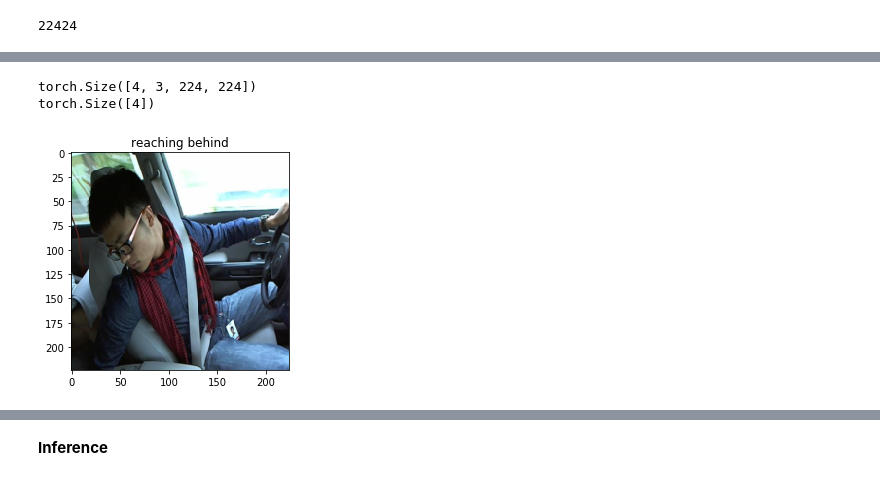
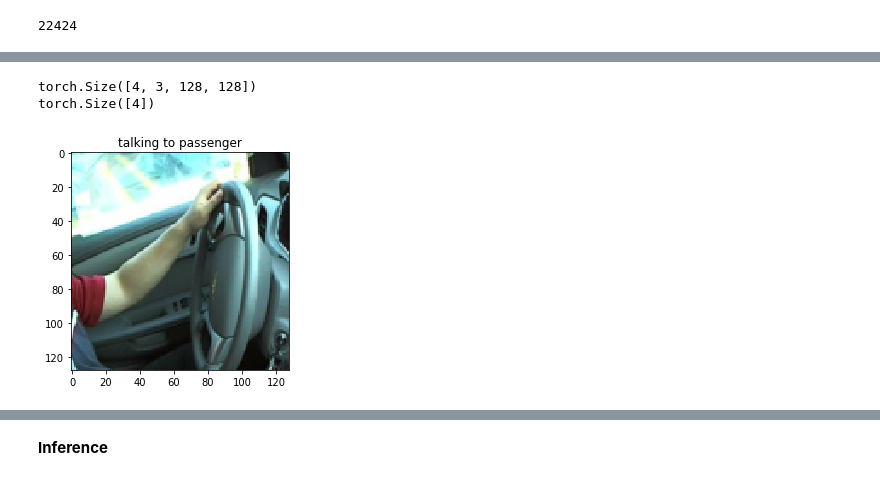
Before and after one commit to biku1998/Driver_Activity_Detection, a Jupyter notebook: Driver_activity_recognition.ipynb, the cells around one changed output, grey strips where cells are left out. Saved outputs shown, nothing was run; the diff lists cells and outputs as text; code cells hidden in the pictures.

```diff
--- a/Driver_activity_recognition.ipynb
+++ b/Driver_activity_recognition.ipynb
@@ -105,24 +145,26 @@ train_loader = torch.utils.data.DataLoader(train_data,batch_size = 4,shuffle=Fal
-# %%
-i = iter(train_loader)
-
-images,labels = i.next()
-
-print(images.shape)
-print(labels.shape)
-# %% [output]
-torch.Size([4, 3, 224, 224])
-torch.Size([4])
 # %%
 def imshow(img,label):
     npimg = img.numpy()
     plt.imshow(np.transpose(npimg, (1, 2, 0)))
     plt.title(classes[label.item()])
     plt.show()
-# %%
-idx = 2
-imshow(images[idx],labels[idx])
-# %% [output]
-[figure, removed]
+# %%
+# let's show some datapoints using a small batch-size
+
+train_loader = torch.utils.data.DataLoader(train_data,batch_size = 4,shuffle=False)
+i = iter(train_loader)
+
+images,labels = i.next()
+
+print(images.shape)
+print(labels.shape)
+
+idx = np.random.randint(4)
+imshow(images[idx],labels[idx])
+# %% [output]
+torch.Size([4, 3, 128, 128])
+torch.Size([4])
+[figure, added]
 # %%
 class Model_ResNet_50(nn.Module):
 
```
Also changed, not shown: parts of 18 cells of this notebook, 3 other files.
